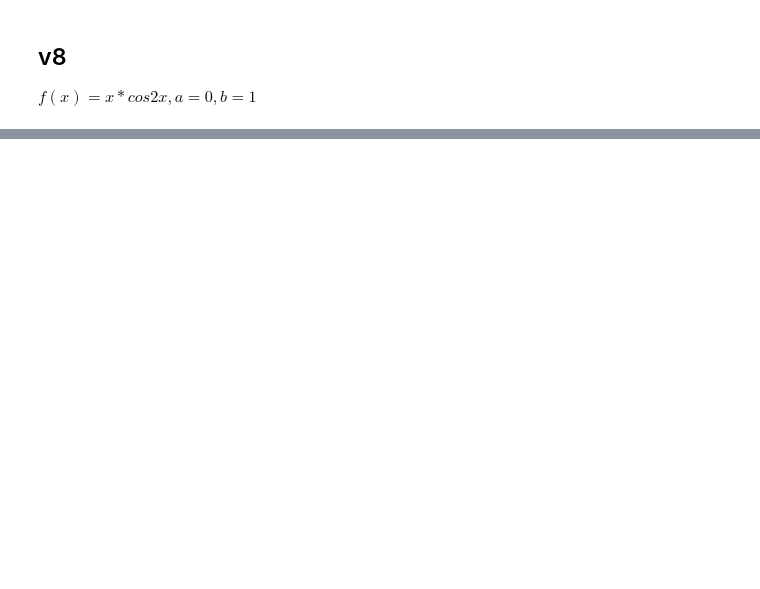
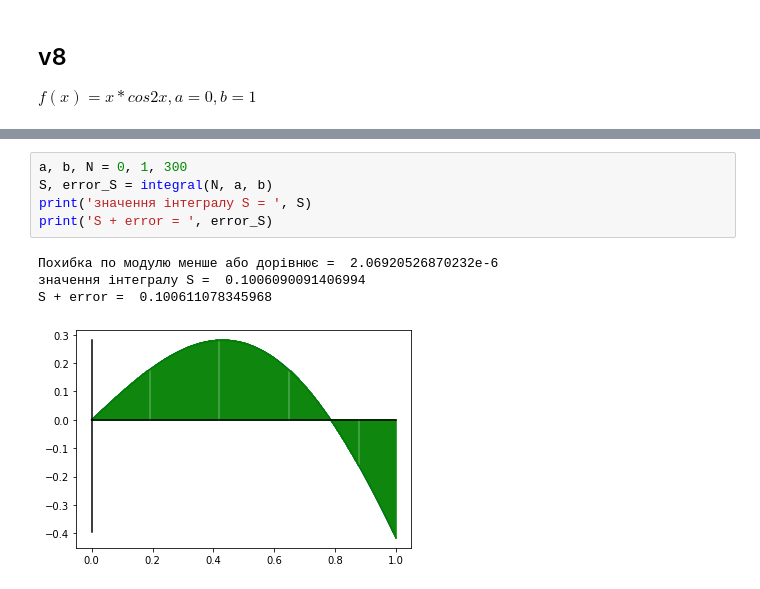
Before and after one commit to evgenpatrushev/jupyter, a Jupyter notebook: 4_course/laba2_ascm.ipynb, the cells around one changed output, grey strips where cells are left out. Cells and saved outputs as stored; diff of their text form; blank space fills up the shorter version.

```diff
--- a/4_course/laba2_ascm.ipynb
+++ b/4_course/laba2_ascm.ipynb
@@ -103,0 +155,10 @@ S = integral(N, a, b)
+# %%
+a, b, N = 0, 1, 300
+S, error_S = integral(N, a, b)
+print('значення інтегралу S = ', S)
+print('S + error = ', error_S)
+# %% [output]
+Похибка по модулю менше або дорівнює =  2.06920526870232e-6
+значення інтегралу S =  0.1006090091406994
+S + error =  0.100611078345968
+[figure, added]
```
Also changed, not shown: parts of 13 cells of this notebook, 11 other files.
